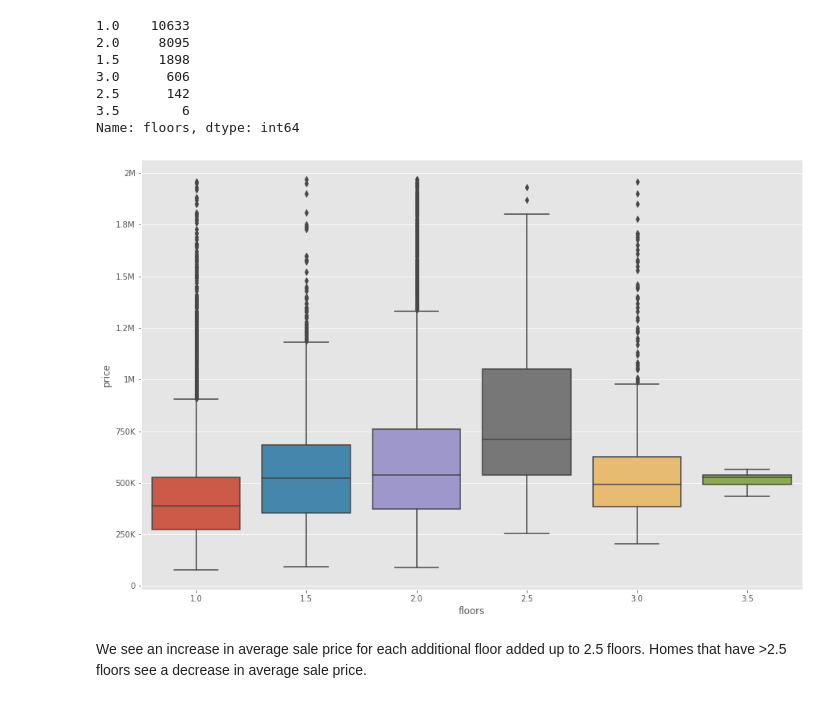
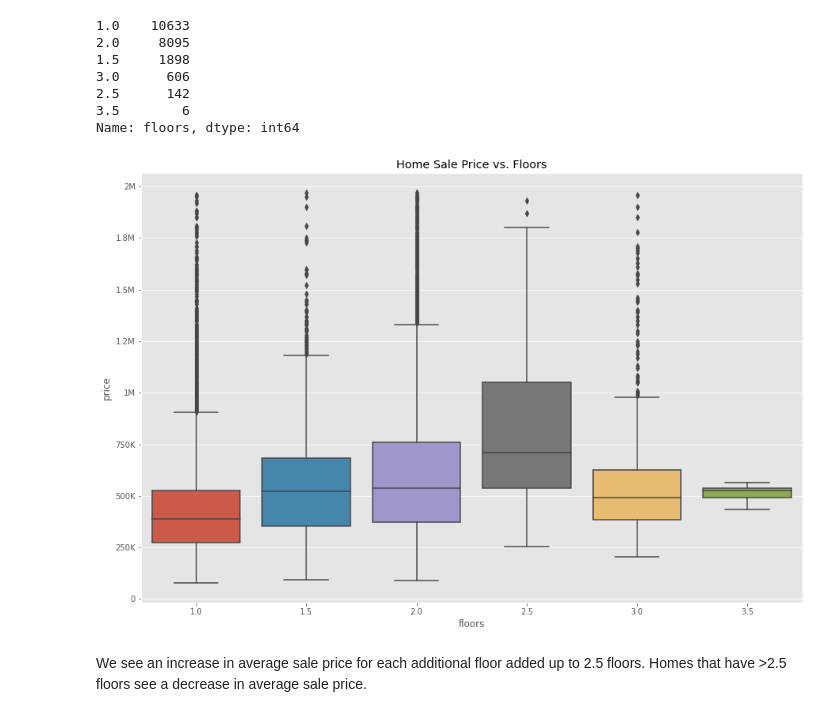
Before and after one commit to trabbitt90/Multiple-Linear-Regression-King-County-Project, a Jupyter notebook: Home Sale Regression Analysis.ipynb, the cells around one changed output. Saved outputs shown, nothing was run; the diff lists cells and outputs as text; code cells hidden in the pictures.

```diff
--- a/Home Sale Regression Analysis.ipynb
+++ b/Home Sale Regression Analysis.ipynb
@@ -621,11 +624,12 @@ Name: floors, dtype: int64
 # %%
 # Plotting floors boxplot
 
 fig, ax = plt.subplots(figsize=(15,10))
 ax = sns.boxplot(x=df['floors'], y=df['price'])
+ax.set_title('Home Sale Price vs. Floors')
 ax.yaxis.set_major_formatter(tick.FuncFormatter(reformat_large_tick_values));
 # %% [output]
-[figure, old version]
+[figure, new version]
 # %% [markdown]
 We see an increase in average sale price for each additional floor added up to 2.5 floors. Homes that have >2.5 floors see a decrease in average sale price.
 # %% [markdown]
```
Also changed, not shown: parts of 10 cells of this notebook.
